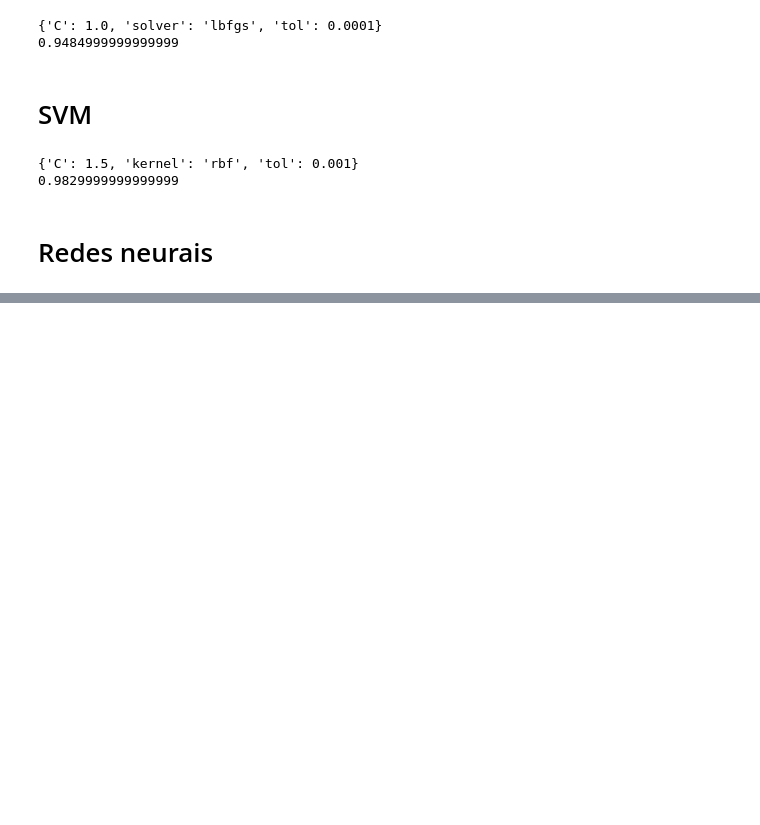
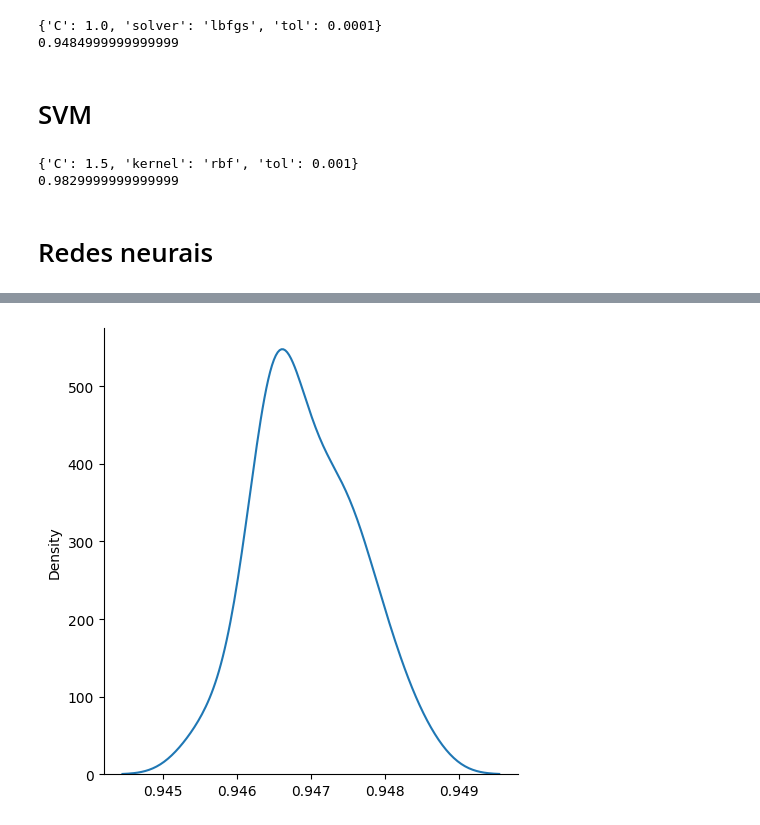
Before and after one commit to f-andrei/Machine-Learning, a Jupyter notebook: finetuning/gridsearch.ipynb, the cells around one changed output, grey strips where cells are left out. Cells and saved outputs as stored; diff of their text form; code cells hidden in the pictures; blank space fills up the shorter version.

```diff
--- a/finetuning/gridsearch.ipynb
+++ b/finetuning/gridsearch.ipynb
@@ -152,0 +310,4 @@ Traceback (most recent call last):
+# %%
+sns.displot(resultados_logistica, kind = 'kde');
+# %% [output]
+[figure, added]
```
Also changed, not shown: parts of 40 cells of this notebook, 3 other files.
